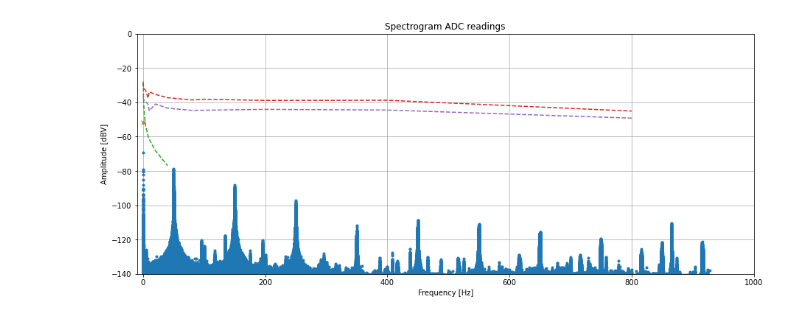
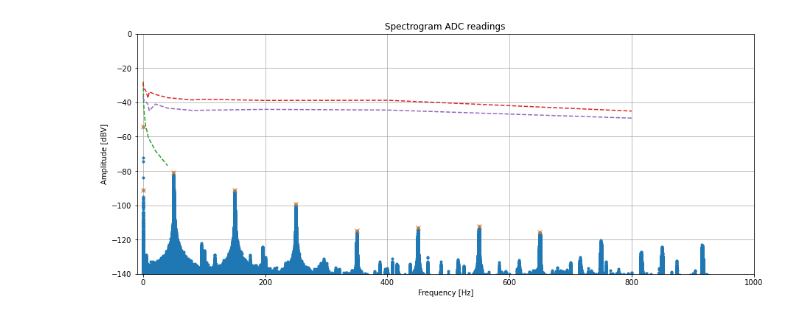
Before and after one commit to Habraken/WaveShare-ADS1256, a Jupyter notebook: data_analysis.ipynb, the cells around one changed output. Drawn from its saved outputs; the diff is of its cells as text; code cells hidden in the pictures.

Commit message:
update peak search settings.

```diff
--- a/data_analysis.ipynb
+++ b/data_analysis.ipynb
@@ -93,34 +93,34 @@ plt.show()
 # %%
 n = data.size
 data_rate = 1865 # fill in the sample rate reported by the rpi_adc_stream command
 time_step = 1./data_rate
 freq_bins = np.fft.rfftfreq(n, d=time_step)
 bin_width = 1/(data.size*time_step)
 spectrum  = np.fft.rfft(data, norm='forward')
 
-peaks, _ = find_peaks(np.abs(spectrum), height=0.001, distance=100) # find all peaks >= 2.0 uV^2/Hz
+peaks, _ = find_peaks(np.abs(spectrum), height=0.000001, distance=100000) # find all peaks >= 2.0 uV^2/Hz
 peaks.resize(peaks.size+1) # peaks consistently misses the first index (DC, 0 Hz)
 peaks.sort()               # by resizing and sorting this is corrected
 
 
 fig, axis = plt.subplots(figsize =(15, 6), facecolor=(1,1,1))
 #plt.plot(freqbins,20*np.log10(np.abs(fourier.real)), '.')
 axis.plot(freq_bins, 20 * np.log10(np.abs(spectrum)), '.')
 axis.plot(freq_bins[peaks], 20 * np.log10(np.abs(spectrum[peaks])), 'x' )
 axis.plot(x_series1, y_series1, '--')
 axis.plot(x_series2, y_series2, '--')
 axis.plot(x_series3, y_series3, '--')
 axis.set_xlabel('Frequency [Hz]')
 #axis.set_ylabel('Amplitude [$\mu$V]')
 axis.set_ylabel('Amplitude [dBV]')
 axis.set_title(r'Spectrogram ADC readings')
 plt.ylim(-140,0)
 plt.xlim(-1e1,1e3)
 plt.grid()
 plt.savefig('spectrogram.png', bbox_inches='tight')
 plt.show()
 # %% [output]
-[figure, old version]
+[figure, new version]
 # %%
 print('DC         :','{: .5e}'.format(np.abs(spectrum[0])))
 print('bin width  :','{: .5e}'.format(bin_width))
```
Also changed, not shown: parts of 5 cells of this notebook.
